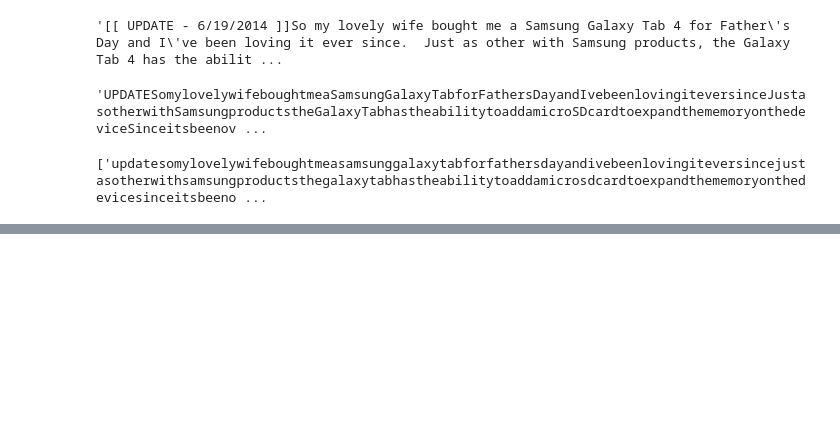
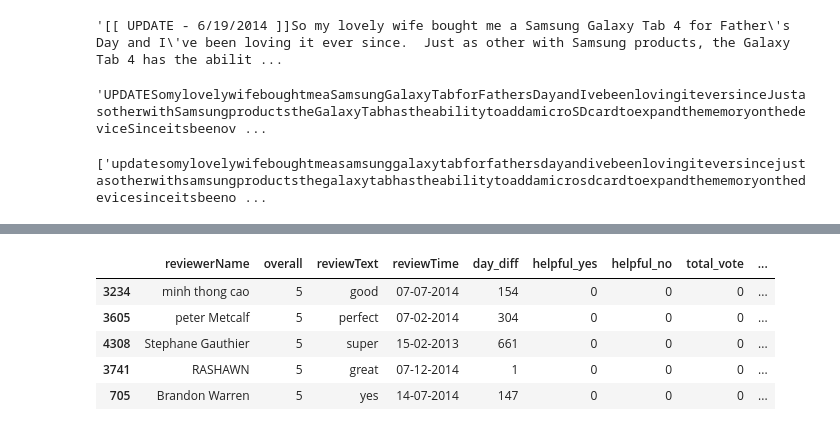
Before and after one commit to Sushant-afk/sentiment-analysis-reviews, a Jupyter notebook: Untitled.ipynb, the cells around one changed output, grey strips where cells are left out. Saved outputs shown, nothing was run; the diff lists cells and outputs as text; code cells hidden in the pictures; blank space fills up the shorter version.

Commit message:
vader sentiment added

```diff
--- a/Untitled.ipynb
+++ b/Untitled.ipynb
@@ -177,3 +177,26 @@ df.head()
 | 4212 | SkincareCEO | 1 | notepleasereadthelastupdatescroll... | 08-05-2013 | 579 | 1568 | 126 | 1694 | ... |
 | 317 | Amazon Customer "Kelly" | 1 | ifyourcardgetshotenoughtobepainfu... | 09-02-2012 | 1033 | 422 | 73 | 495 | ... |
 | 4672 | Twister | 5 | sandiskannouncementofthefirstgbmi... | 03-07-2014 | 158 | 45 | 4 | 49 | ... |
+# %%
+from vaderSentiment.vaderSentiment import SentimentIntensityAnalyzer
+df[['polarity', 'subjectivity']] = df['reviewText'].apply(lambda Text:pd.Series(TextBlob(Text).sentiment))
+for index, row in df['reviewText'].iteritems():
+    score = SentimentIntensityAnalyzer().polarity_scores(row)
+    neg = score['neg']
+    neu = score['neu']
+    pos = score['pos']
+    if neg > pos:
+        df.loc[index, 'sentiment'] = 'Negative'
+    elif pos > neg:
+        df.loc[index, 'sentiment'] = 'Positive'
+    else:
+        df.loc[index, 'sentiment'] = 'Neutral'
+# %%
+df[df['sentiment'] == 'Positive'].sort_values("wilson_lower_bound", ascending=False).head()
+# %% [output]
+|  | reviewerName | overall | reviewText | reviewTime | day_diff | helpful_yes | helpful_no | total_vote | ... |
+| 3234 | minh thong cao | 5 | good | 07-07-2014 | 154 | 0 | 0 | 0 | ... |
+| 3605 | peter Metcalf | 5 | perfect | 07-02-2014 | 304 | 0 | 0 | 0 | ... |
+| 4308 | Stephane Gauthier | 5 | super | 15-02-2013 | 661 | 0 | 0 | 0 | ... |
+| 3741 | RASHAWN | 5 | great | 07-12-2014 | 1 | 0 | 0 | 0 | ... |
+| 705 | Brandon Warren | 5 | yes | 14-07-2014 | 147 | 0 | 0 | 0 | ... |
```
